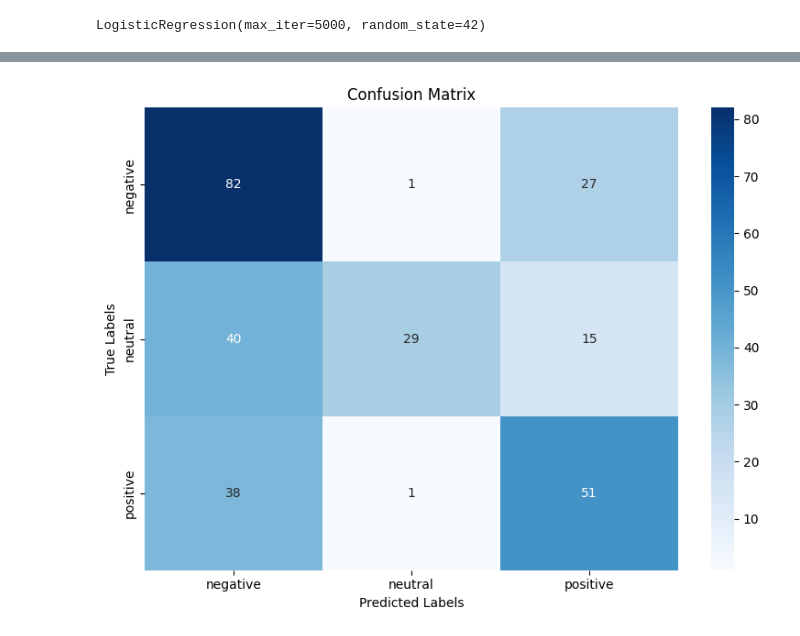
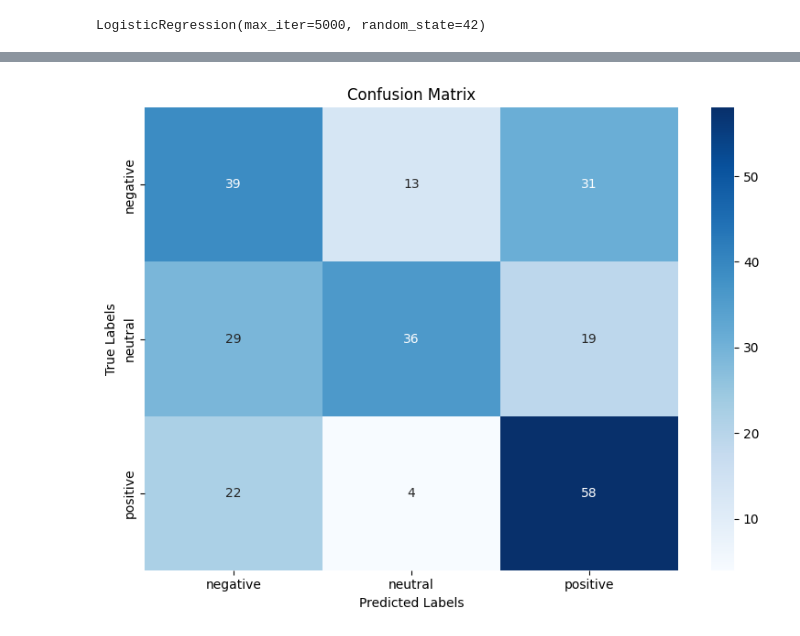
Before and after one commit to dgampa/NLP-Final-Project, a Jupyter notebook: LogisticReg.ipynb, the cells around one changed output, grey strips where cells are left out. Saved outputs shown, nothing was run; the diff lists cells and outputs as text; code cells hidden in the pictures.

Commit message:
balance

```diff
--- a/LogisticReg.ipynb
+++ b/LogisticReg.ipynb
@@ -11,15 +29,12 @@ import seaborn as sns
 # %%
-df = pd.read_csv('Cleaned_Economic_News_Relabeled.csv')
 def preprocess_headline(headline):
     headline = headline.lower()
     headline = re.sub(r'\b\d+(\.\d+)?\b', '<NUMBER>', headline)
     headline = re.sub(r'\d+(\.\d+)?%', '<PERCENTAGE>', headline)
-
     headline = re.sub(r'\$\d+(\.\d+)?', '<CURRENCY>', headline)
     headline = re.sub(r'\d{1,2}/\d{1,2}/\d{2,4}', '<DATE>', headline)
+    headline = re.sub(r'[^\w\s\.,!?\'":;()-]', '', headline)
+    headline = re.sub(r'\s+', ' ', headline).strip()
+    return headline
 
-    headline = re.sub(r'[^\w\s\.,!?\'":;()-]', '', headline)
-
-    headline = re.sub(r'\s+', ' ', headline).strip()
-
-    return headline
+df_cleaned['cleaned_headline'] = df_cleaned['headline'].apply(preprocess_headline)
@@ -30,3 +41,18 @@ y = df['sentiment']
+# %%
+class_counts = df_cleaned['sentiment'].value_counts()
+target_count = class_counts.min()
+
+df_negative = df_cleaned[df_cleaned['sentiment'] == 'negative'].sample(target_count, random_state=42)
+df_neutral = df_cleaned[df_cleaned['sentiment'] == 'neutral'].sample(target_count, random_state=42)
+df_positive = df_cleaned[df_cleaned['sentiment'] == 'positive'].sample(target_count, random_state=42)
+
+df_balanced = pd.concat([df_negative, df_neutral, df_positive]).sample(frac=1, random_state=42).reset_index(drop=True)
+
+# Logistic Regression Pipeline
+
+# Define features and labels
+X = df_balanced['cleaned_headline']
+y = df_balanced['sentiment']
 # %%
 
 X_train, X_test, y_train, y_test = train_test_split(X, y, test_size=0.2, random_state=42, stratify=y)
@@ -137,14 +163,13 @@ weighted avg       0.65      0.57      0.56       284
 # %%
-
-conf_matrix = confusion_matrix(y_test, y_pred, labels=[-1, 0, 1])
+conf_matrix = confusion_matrix(y_test, y_pred, labels=['negative', 'neutral', 'positive'])
 plt.figure(figsize=(8, 6))
 sns.heatmap(conf_matrix, annot=True, fmt='d', cmap='Blues',
             xticklabels=['negative', 'neutral', 'positive'],
             yticklabels=['negative', 'neutral', 'positive'])
 plt.title('Confusion Matrix')
 plt.xlabel('Predicted Labels')
 plt.ylabel('True Labels')
 plt.tight_layout()
 plt.show()
 # %% [output]
-[figure, old version]
+[figure, new version]
```
Also changed, not shown: parts of 5 cells of this notebook.
